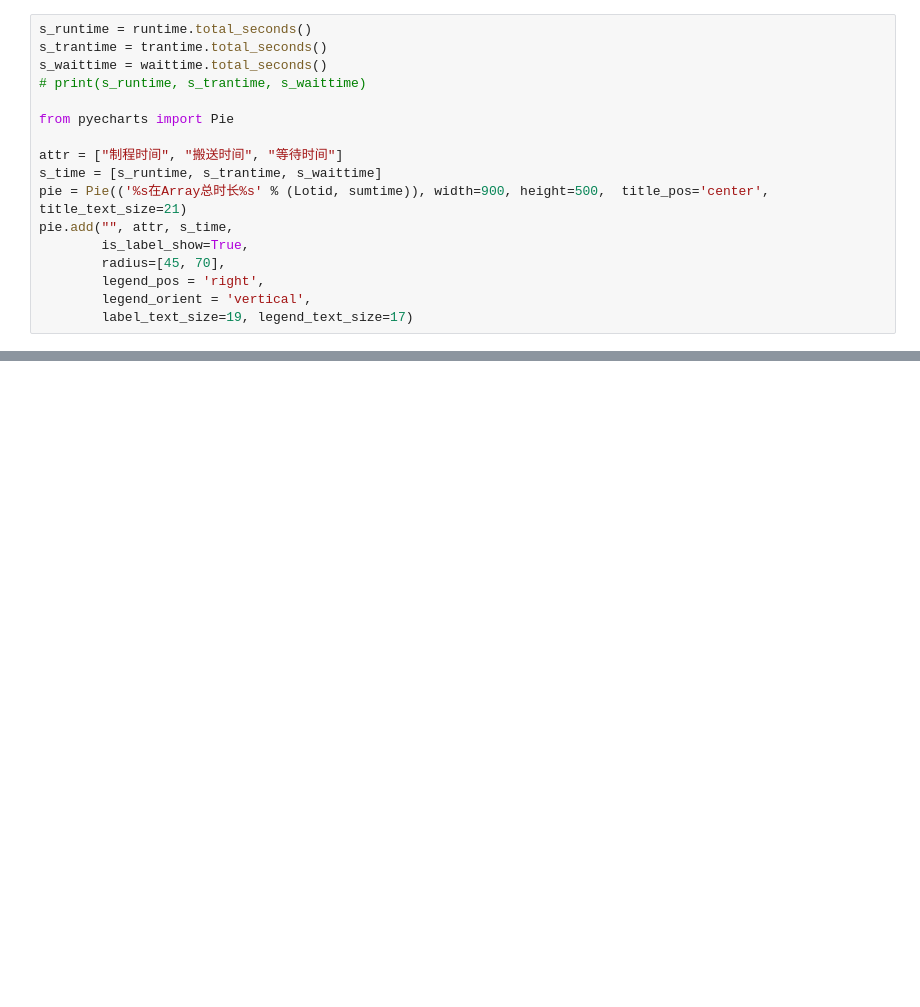
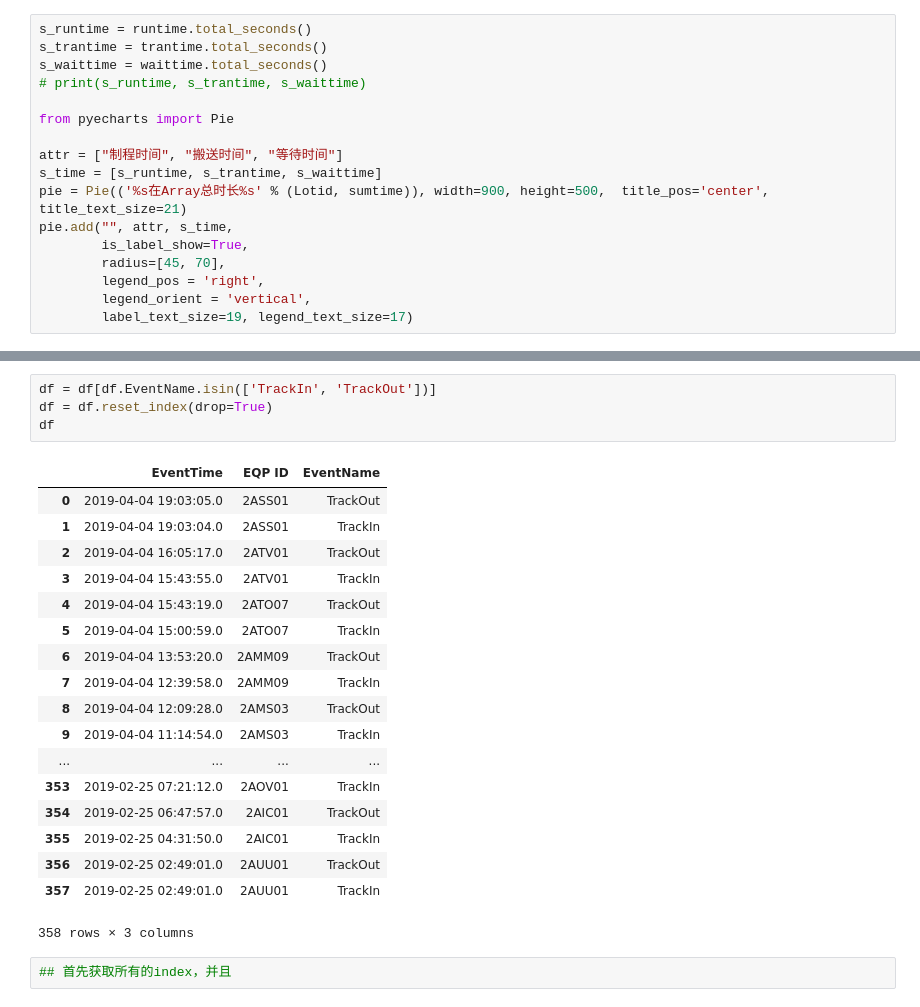
Before and after one commit to 397179459/visionox-Lot, a Jupyter notebook: lotID.ipynb, the cells around one changed output, grey strips where cells are left out. Cells and saved outputs as stored; diff of their text form; blank space fills up the shorter version.

```diff
--- a/lotID.ipynb
+++ b/lotID.ipynb
@@ -101,0 +166,25 @@ pie.add("", attr, s_time,
+# %%
+df = df[df.EventName.isin(['TrackIn', 'TrackOut'])]
+df = df.reset_index(drop=True)
+df
+# %% [output]
+|  | EventTime | EQP ID | EventName |
+| 0 | 2019-04-04 19:03:05.0 | 2ASS01 | TrackOut |
+| 1 | 2019-04-04 19:03:04.0 | 2ASS01 | TrackIn |
+| 2 | 2019-04-04 16:05:17.0 | 2ATV01 | TrackOut |
+| 3 | 2019-04-04 15:43:55.0 | 2ATV01 | TrackIn |
+| 4 | 2019-04-04 15:43:19.0 | 2ATO07 | TrackOut |
+| 5 | 2019-04-04 15:00:59.0 | 2ATO07 | TrackIn |
+| 6 | 2019-04-04 13:53:20.0 | 2AMM09 | TrackOut |
+| 7 | 2019-04-04 12:39:58.0 | 2AMM09 | TrackIn |
+| 8 | 2019-04-04 12:09:28.0 | 2AMS03 | TrackOut |
+| 9 | 2019-04-04 11:14:54.0 | 2AMS03 | TrackIn |
+| ... | ... | ... | ... |
+| 353 | 2019-02-25 07:21:12.0 | 2AOV01 | TrackIn |
+| 354 | 2019-02-25 06:47:57.0 | 2AIC01 | TrackOut |
+| 355 | 2019-02-25 04:31:50.0 | 2AIC01 | TrackIn |
+| 356 | 2019-02-25 02:49:01.0 | 2AUU01 | TrackOut |
+| 357 | 2019-02-25 02:49:01.0 | 2AUU01 | TrackIn |
+358 rows × 3 columns
+# %%
+## 首先获取所有的index，并且
```
Also changed, not shown: parts of 9 cells of this notebook.
